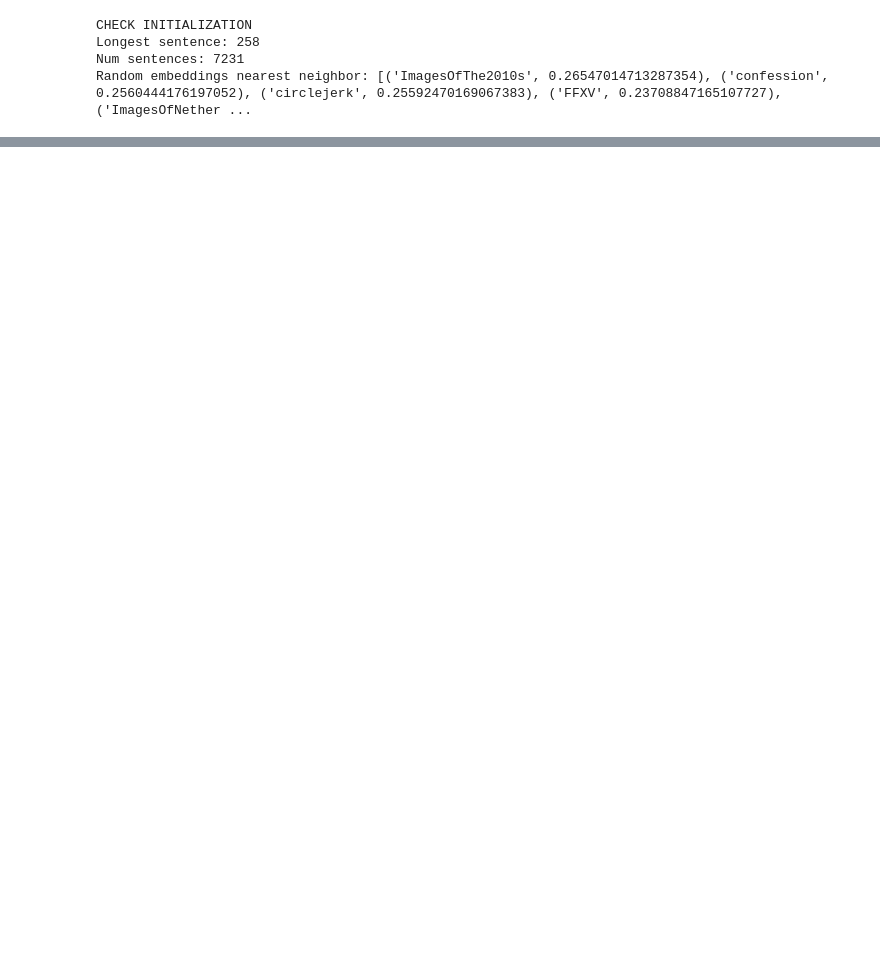
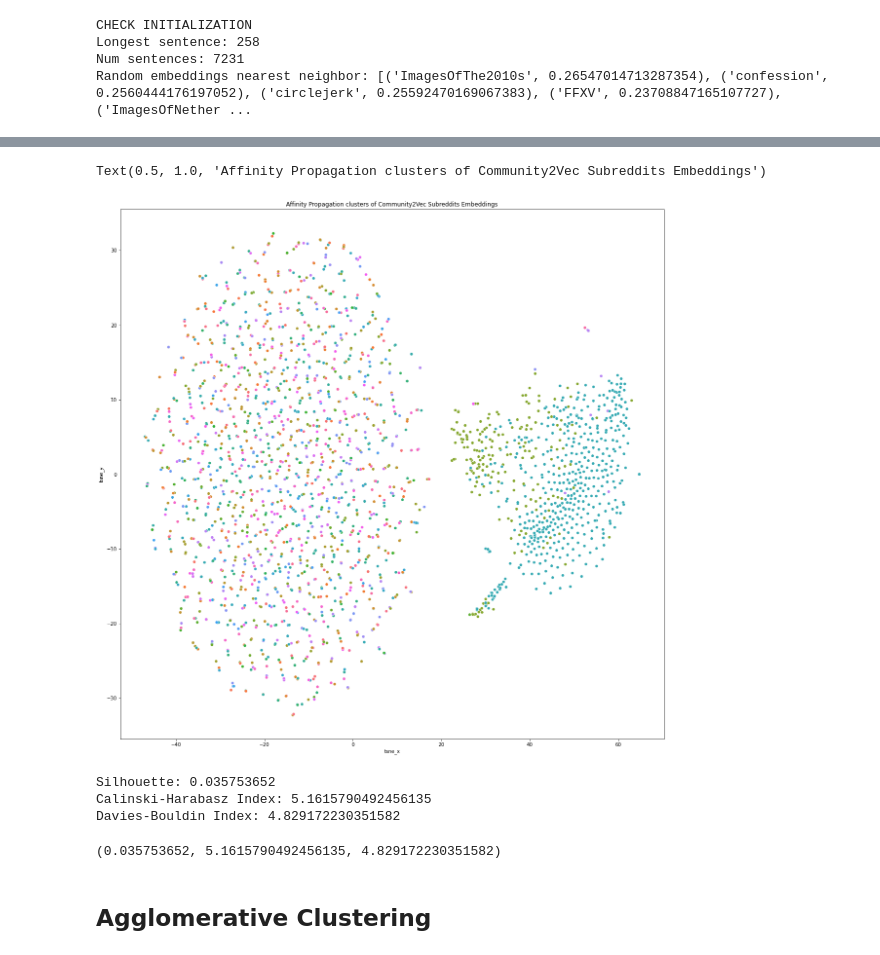
Before and after one commit to UMassCDS/IHOP-Reddit, a Jupyter notebook: notebooks/community2vec.ipynb, the cells around one changed output, grey strips where cells are left out. Drawn from its saved outputs; the diff is of its cells as text; code cells hidden in the pictures; blank space fills up the shorter version.

```diff
--- a/notebooks/community2vec.ipynb
+++ b/notebooks/community2vec.ipynb
@@ -128,0 +252,5 @@ myc2v.w2v_model.wv.most_similar("news", topn=10)
+# %%
+# Get pairwise cosine similarity for all subreddits
+precomupted_distances = np.zeros((len(vocab_list),len(vocab_list)))
+for i, w in enumerate(vocab_list):
+    precomupted_distances[i] = np.array(myc2v.w2v_model.wv.distances(w))
@@ -128,0 +264,6 @@ myc2v.w2v_model.wv.most_similar("news", topn=10)
+# %%
+affinity_prop_model = AffinityPropagation(affinity="precomputed", random_state=2, convergence_iter=100, max_iter=1000)
+affinity_prop_clusters = affinity_prop_model.fit_predict(precomupted_distances)
+# %%
+affinity_prop_df = cluster_results_as_df(affinity_prop_clusters, vocab_list, tsne_df, 'affinity_prop_cluster')
+affinity_prop_df.head()
@@ -128,0 +280,15 @@ myc2v.w2v_model.wv.most_similar("news", topn=10)
+# %%
+plt.figure(figsize=(20,20))
+sns.scatterplot(data=affinity_prop_df, x="tsne_x", y="tsne_y", hue="affinity_prop_cluster", legend=False).set_title("Affinity Propagation clusters of Community2Vec Subreddits Embeddings")
+# %% [output]
+Text(0.5, 1.0, 'Affinity Propagation clusters of Community2Vec Subreddits Embeddings')
+[figure, added]
+# %%
+compute_and_print_metrics(affinity_prop_model, embeddings)
+# %% [output]
+Silhouette: 0.035753652
+Calinski-Harabasz Index: 5.1615790492456135
+Davies-Bouldin Index: 4.829172230351582
+(0.035753652, 5.1615790492456135, 4.829172230351582)
+# %% [markdown]
+## Agglomerative Clustering
```
Also changed, not shown: parts of 42 cells of this notebook, 24 other files.
